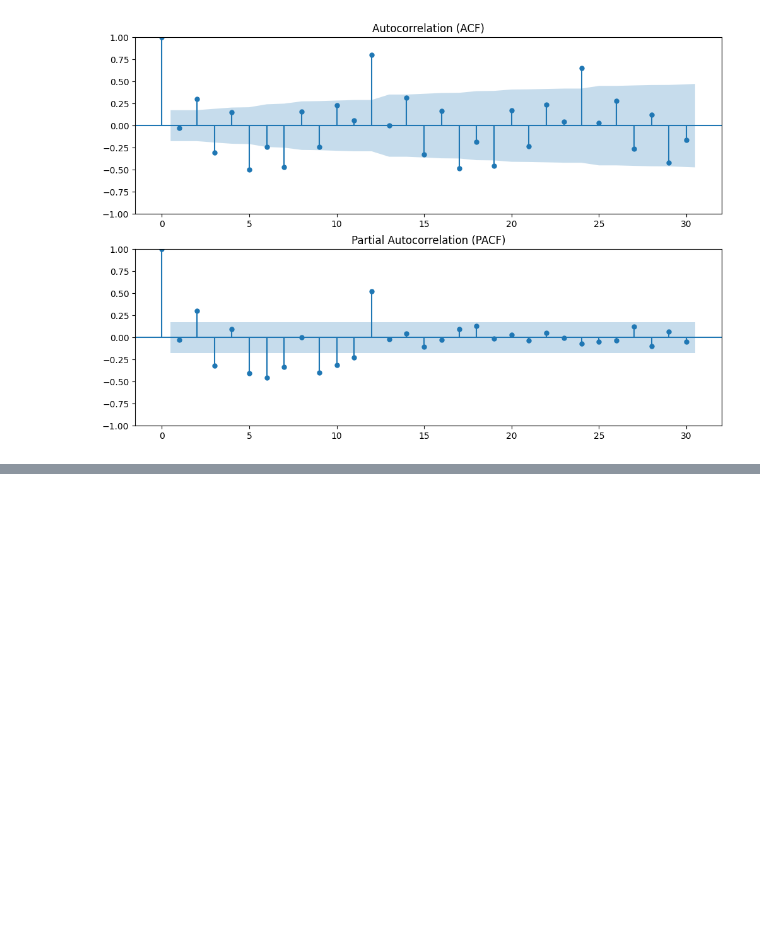
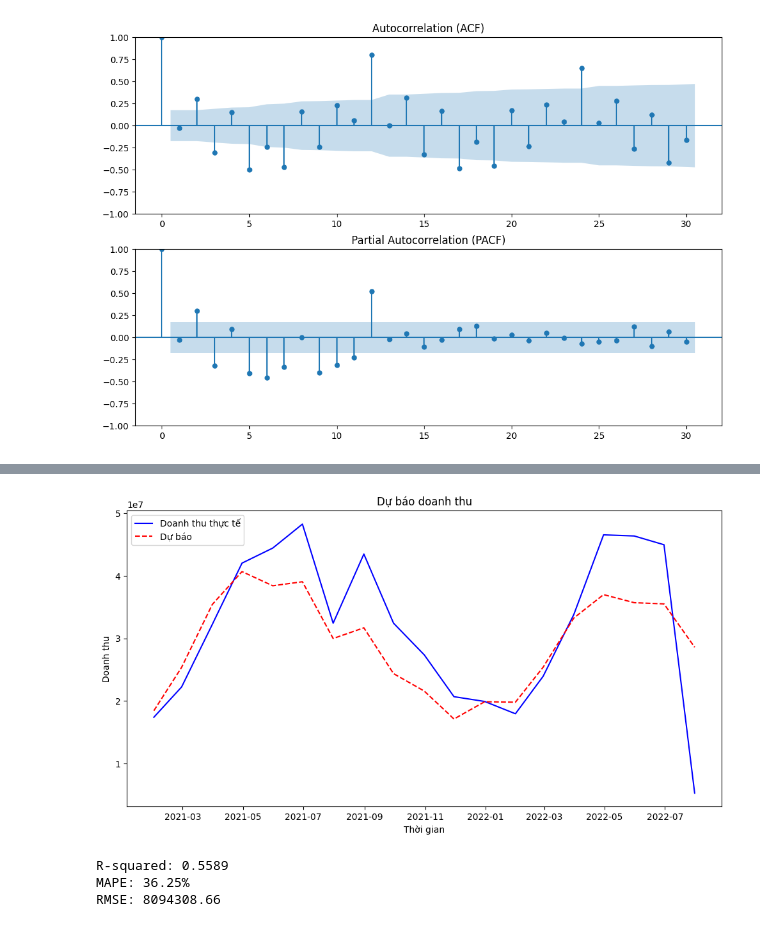
Before and after one commit to HaiAu2501/Try-Some-Models, a Jupyter notebook: source/3.ipynb, the cells around one changed output, grey strips where cells are left out. Saved outputs shown, nothing was run; the diff lists cells and outputs as text; code cells hidden in the pictures; blank space fills up the shorter version.

```diff
--- a/source/3.ipynb
+++ b/source/3.ipynb
@@ -149,0 +262,8 @@ p-value after log transform: 0.115860
+# %%
+from statsmodels.tsa.statespace.sarimax import SARIMAX
+
+df_monthly = df_monthly.set_index('Date')
+df_monthly = df_monthly['Revenue']  # Chỉ lấy cột doanh thu
+
+# Đảm bảo dữ liệu có tần suất tháng
+df_monthly = df_monthly.asfreq('ME')
@@ -149,0 +311,6 @@ p-value after log transform: 0.115860
+# %%
+from pmdarima import auto_arima
+
+# Chạy Auto ARIMA để tìm tham số tốt nhất
+model_auto = auto_arima(df_monthly, seasonal=True, m=12, trace=True, suppress_warnings=True)
+print(model_auto.summary())
@@ -149,0 +337,7 @@ p-value after log transform: 0.115860
+# %%
+df_test_monthly = df_test.groupby(pd.Grouper(key='Date', freq='ME')).agg({'Revenue': 'sum'}).reset_index()
+
+# Sắp xếp lại dữ liệu theo thời gian
+df_test_monthly = df_test_monthly.set_index('Date')
+
+df_test_monthly.head()
@@ -149,0 +352,44 @@ p-value after log transform: 0.115860
+# %%
+# Dự báo doanh thu
+forecast = model_auto.predict(n_periods=len(df_test_monthly))
+
+# Tạo dataframe chứa dữ liệu dự báo
+df_forecast = pd.DataFrame(forecast, index=df_test_monthly.index, columns=['Forecast'])
+
+# Kết hợp dữ liệu thực tế và dự báo
+df_compare = df_test_monthly.join(df_forecast)
+
+# Vẽ biểu đồ dự báo
+plt.figure(figsize=(12,6))
+
+plt.plot(df_compare.index, df_compare['Revenue'], label='Doanh thu thực tế', color='blue')
+plt.plot(df_compare.index, df_compare['Forecast'], label='Dự báo', color='red', linestyle='--')
+
+plt.title("Dự báo doanh thu")
+plt.xlabel("Thời gian")
+plt.ylabel("Doanh thu")
+plt.legend()
+plt.show()
+# %% [output]
+[figure, added]
+# %%
+from sklearn.metrics import r2_score, mean_absolute_percentage_error, mean_squared_error
+import numpy as np
+
+# Lấy giá trị thực tế và giá trị dự báo
+y_true = df_compare['Revenue'].dropna()
+y_pred = df_compare['Forecast'].dropna()
+
+# Tính các độ đo
+r2 = r2_score(y_true, y_pred)
+mape = mean_absolute_percentage_error(y_true, y_pred) * 100  # Convert to %
+rmse = np.sqrt(mean_squared_error(y_true, y_pred))
+
+# Hiển thị kết quả
+print(f"R-squared: {r2:.4f}")
+print(f"MAPE: {mape:.2f}%")
+print(f"RMSE: {rmse:.2f}")
+# %% [output]
+R-squared: 0.5589
+MAPE: 36.25%
+RMSE: 8094308.66
```
Also changed, not shown: parts of 33 cells of this notebook.
